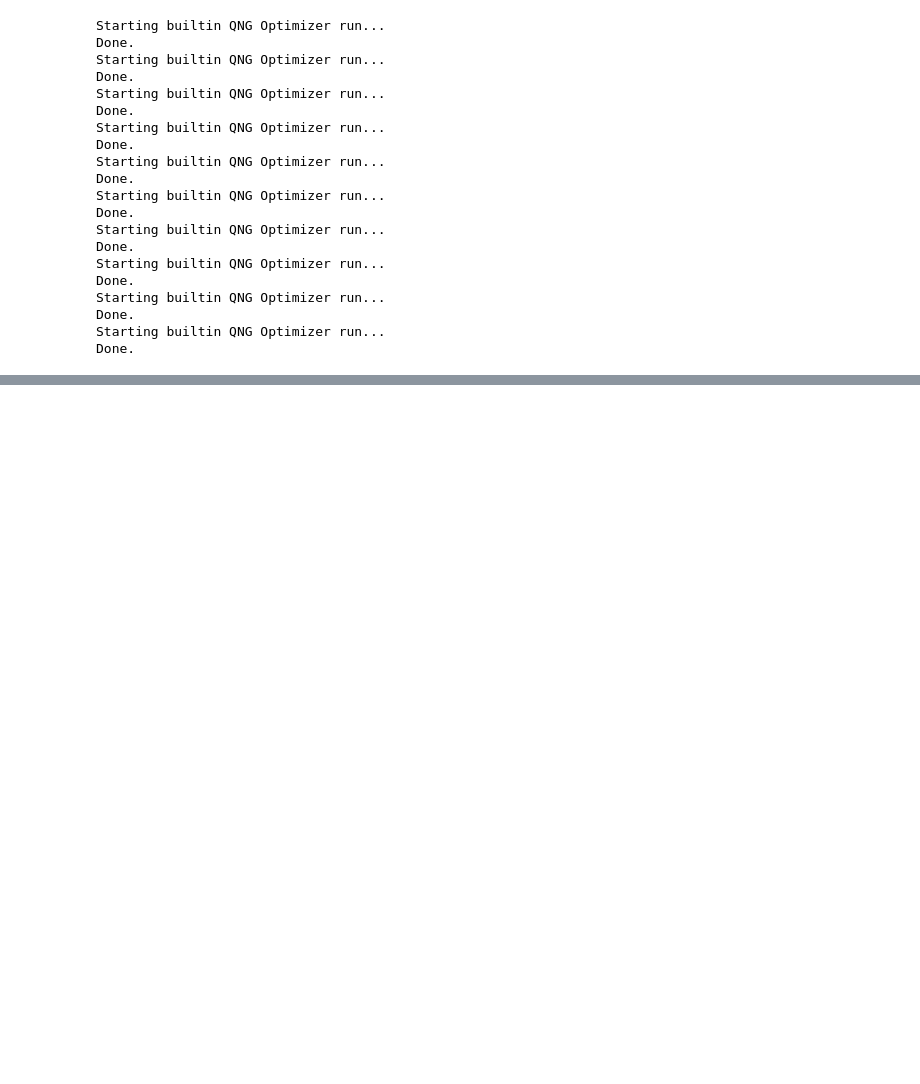
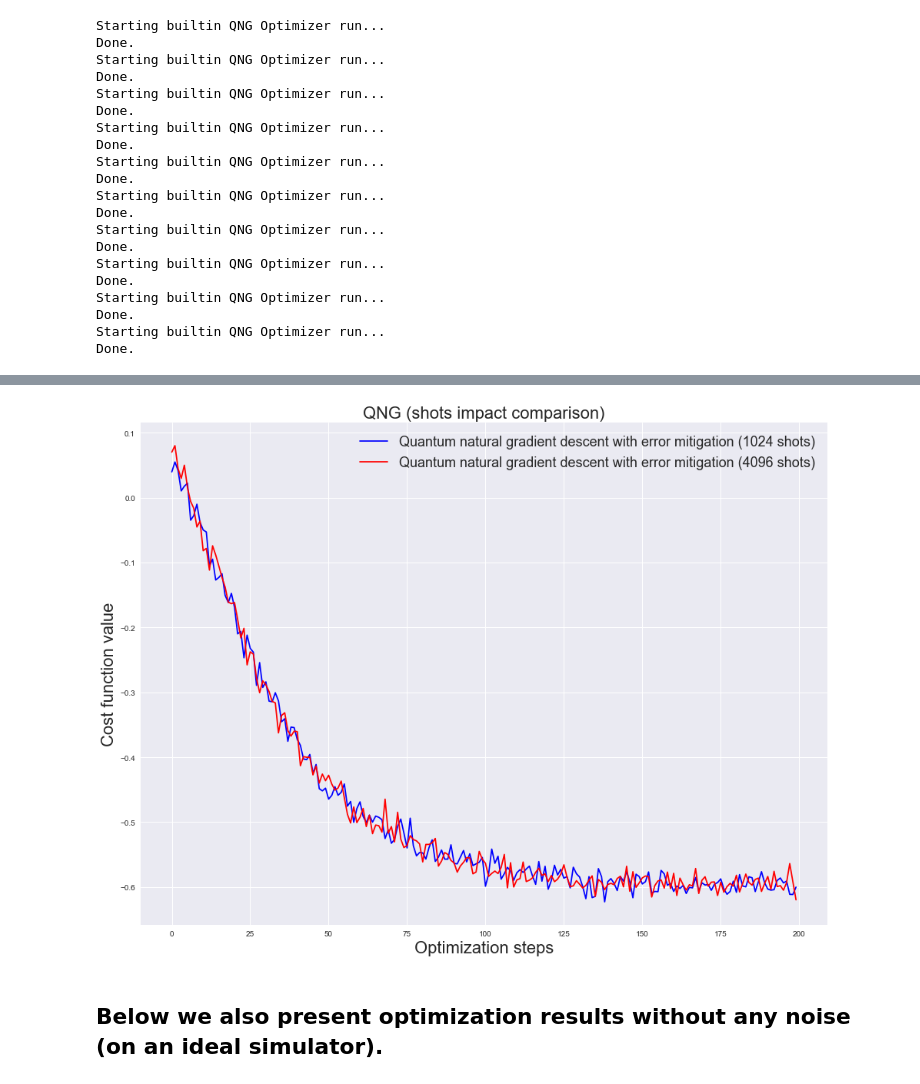
Before and after one commit to pwegrzyn/pennylane-extra, a Jupyter notebook: examples/qng_with_noise_demo.ipynb, the cells around one changed output, grey strips where cells are left out. Saved outputs shown, nothing was run; the diff lists cells and outputs as text; code cells hidden in the pictures; blank space fills up the shorter version.

```diff
--- a/examples/qng_with_noise_demo.ipynb
+++ b/examples/qng_with_noise_demo.ipynb
@@ -492,0 +503,8 @@ plt.show()
+# %%
+plot_opt_results("QNG (shots impact comparison)", "qng_vs_gd_noise_mitigation_shots.pdf",
+                 (mean_qng_cost_mitigated_1024, "b", "Quantum natural gradient descent with error mitigation (1024 shots)"),
+                 (mean_qng_cost_mitigated_4096, "r", "Quantum natural gradient descent with error mitigation (4096 shots)"))
+# %% [output]
+[figure, added]
+# %% [markdown]
+## Below we also present optimization results without any noise (on an ideal simulator).
```
Also changed, not shown: parts of 12 cells of this notebook, 1 other file.
